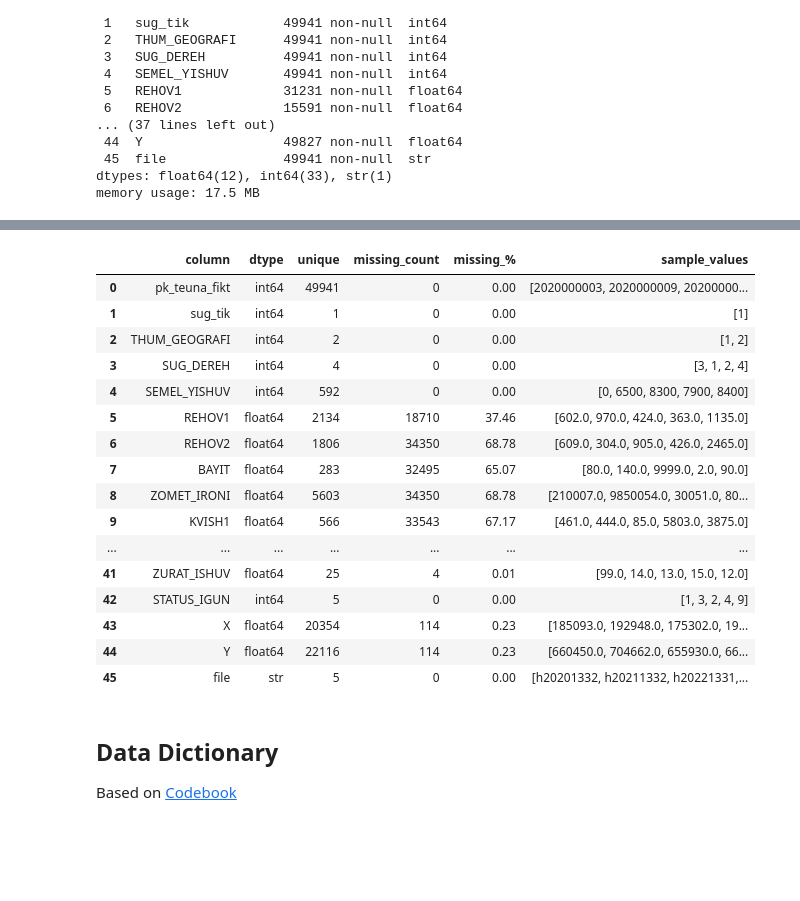
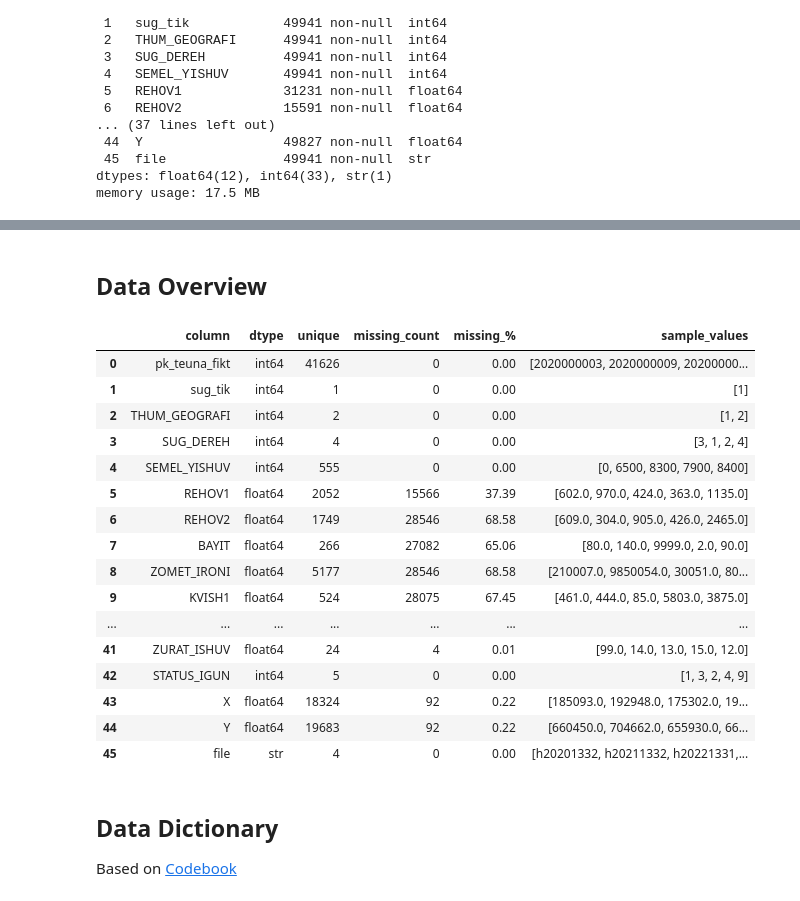
Before and after one commit to DavidCo1/israel-road-accident-severity-ml, a Jupyter notebook: notebooks/01_eda.ipynb, the cells around one changed output, grey strips where cells are left out. Cells and saved outputs as stored; diff of their text form; code cells hidden in the pictures; blank space fills up the shorter version.

```diff
--- a/notebooks/01_eda.ipynb
+++ b/notebooks/01_eda.ipynb
@@ -20,8 +20,8 @@ for file in files:
     dfs.append(data)
     print(f"File: {file}, Shape: {data.shape}")
 
-df = pd.concat(dfs, ignore_index=True)
-print(f"Merged shape: {df.shape}")
+train_df = pd.concat(dfs, ignore_index=True)
+print(f"Merged shape: {train_df.shape}")
 # %% [output]
 File: h20201332, Shape: (10836, 46)
 File: h20211332, Shape: (11554, 46)
@@ -63,0 +72,6 @@ memory usage: 17.5 MB
+# %%
+TARGET = "HUMRAT_TEUNA"
+YEAR = "SHNAT_TEUNA"
+
+train_df = train_df[train_df[YEAR].between(2020, 2023)].copy()
+test_df = train_df[train_df[YEAR] == 2024].copy()
@@ -64,44 +266,46 @@ memory usage: 17.5 MB
+# %% [markdown]
+## Data Overview
 # %%
 rows = []
-for col in df.columns:
-    non_null = df[col].dropna()
+for col in train_df.columns:
+    non_null = train_df[col].dropna()
 
     sample_values = (
         non_null.astype(str)
         .drop_duplicates()
         .head(5)
         .tolist()
     )
 
     rows.append({
         "column": col,
-        "dtype": str(df[col].dtype),
-        "unique": df[col].nunique(dropna=True),
-        "missing_count": df[col].isna().sum(),
-        "missing_%": round(df[col].isna().mean() * 100, 2),
+        "dtype": str(train_df[col].dtype),
+        "unique": train_df[col].nunique(dropna=True),
+        "missing_count": train_df[col].isna().sum(),
+        "missing_%": round(train_df[col].isna().mean() * 100, 2),
         "sample_values": sample_values,
     })
 
 statistics = pd.DataFrame(rows)
 statistics
 # %% [output]
 |  | column | dtype | unique | missing_count | missing_% | sample_values |
-| 0 | pk_teuna_fikt | int64 | 49941 | 0 | 0.00 | [2020000003, 2020000009, 20200000... |
+| 0 | pk_teuna_fikt | int64 | 41626 | 0 | 0.00 | [2020000003, 2020000009, 20200000... |
 | 1 | sug_tik | int64 | 1 | 0 | 0.00 | [1] |
 | 2 | THUM_GEOGRAFI | int64 | 2 | 0 | 0.00 | [1, 2] |
 | 3 | SUG_DEREH | int64 | 4 | 0 | 0.00 | [3, 1, 2, 4] |
-| 4 | SEMEL_YISHUV | int64 | 592 | 0 | 0.00 | [0, 6500, 8300, 7900, 8400] |
-| 5 | REHOV1 | float64 | 2134 | 18710 | 37.46 | [602.0, 970.0, 424.0, 363.0, 1135.0] |
-| 6 | REHOV2 | float64 | 1806 | 34350 | 68.78 | [609.0, 304.0, 905.0, 426.0, 2465.0] |
-| 7 | BAYIT | float64 | 283 | 32495 | 65.07 | [80.0, 140.0, 9999.0, 2.0, 90.0] |
-| 8 | ZOMET_IRONI | float64 | 5603 | 34350 | 68.78 | [210007.0, 9850054.0, 30051.0, 80... |
-| 9 | KVISH1 | float64 | 566 | 33543 | 67.17 | [461.0, 444.0, 85.0, 5803.0, 3875.0] |
+| 4 | SEMEL_YISHUV | int64 | 555 | 0 | 0.00 | [0, 6500, 8300, 7900, 8400] |
+| 5 | REHOV1 | float64 | 2052 | 15566 | 37.39 | [602.0, 970.0, 424.0, 363.0, 1135.0] |
+| 6 | REHOV2 | float64 | 1749 | 28546 | 68.58 | [609.0, 304.0, 905.0, 426.0, 2465.0] |
+| 7 | BAYIT | float64 | 266 | 27082 | 65.06 | [80.0, 140.0, 9999.0, 2.0, 90.0] |
+| 8 | ZOMET_IRONI | float64 | 5177 | 28546 | 68.58 | [210007.0, 9850054.0, 30051.0, 80... |
+| 9 | KVISH1 | float64 | 524 | 28075 | 67.45 | [461.0, 444.0, 85.0, 5803.0, 3875.0] |
 | ... | ... | ... | ... | ... | ... | ... |
-| 41 | ZURAT_ISHUV | float64 | 25 | 4 | 0.01 | [99.0, 14.0, 13.0, 15.0, 12.0] |
+| 41 | ZURAT_ISHUV | float64 | 24 | 4 | 0.01 | [99.0, 14.0, 13.0, 15.0, 12.0] |
 | 42 | STATUS_IGUN | int64 | 5 | 0 | 0.00 | [1, 3, 2, 4, 9] |
-| 43 | X | float64 | 20354 | 114 | 0.23 | [185093.0, 192948.0, 175302.0, 19... |
-| 44 | Y | float64 | 22116 | 114 | 0.23 | [660450.0, 704662.0, 655930.0, 66... |
-| 45 | file | str | 5 | 0 | 0.00 | [h20201332, h20211332, h20221331,... |
+| 43 | X | float64 | 18324 | 92 | 0.22 | [185093.0, 192948.0, 175302.0, 19... |
+| 44 | Y | float64 | 19683 | 92 | 0.22 | [660450.0, 704662.0, 655930.0, 66... |
+| 45 | file | str | 4 | 0 | 0.00 | [h20201332, h20211332, h20221331,... |
 # %% [markdown]
 ## Data Dictionary
 Based on [Codebook](https://www.cbs.gov.il/he/publications/DocLib1/2015/PUF/%D7%AA%D7%97%D7%91%D7%95%D7%A8%D7%94/H20131162AccCodebook.pdf)
```
Also changed, not shown: parts of 22 cells of this notebook.
